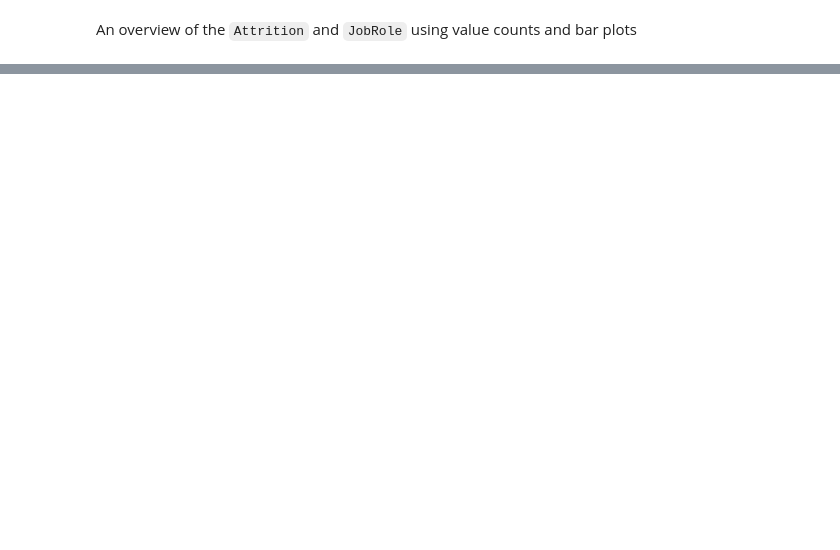
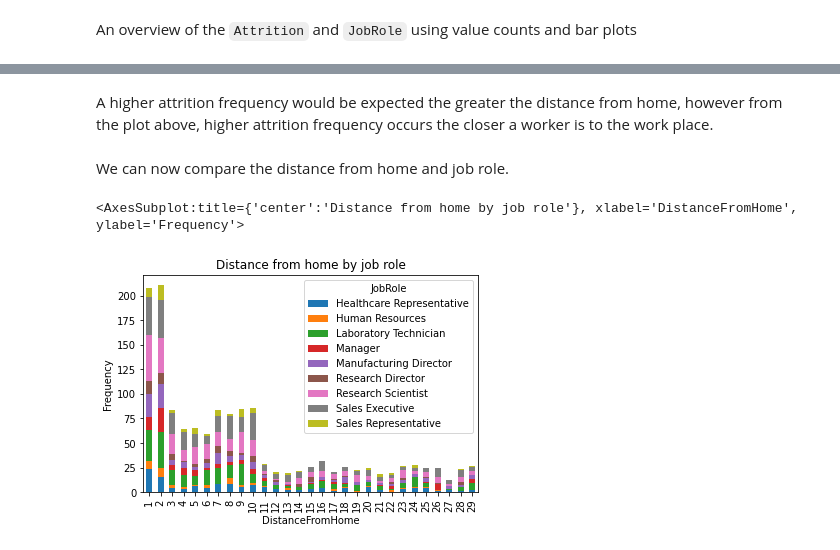
Before and after one commit to StphnLwnga/ADS-Assgn2, a Jupyter notebook: ADS - Assignment 2.ipynb, the cells around one changed output, grey strips where cells are left out. Cells and saved outputs as stored; diff of their text form; code cells hidden in the pictures; blank space fills up the shorter version.

```diff
--- a/ADS - Assignment 2.ipynb
+++ b/ADS - Assignment 2.ipynb
@@ -150,0 +164,11 @@ jb_plot = job_role_count.plot(
+# %% [markdown]
+A higher attrition frequency would be expected the greater the distance from home, however from the plot above, higher attrition frequency occurs the closer a worker is to the work place.
+# %% [markdown]
+We can now compare the distance from home and job role.
+# %%
+pd.crosstab(breakdown.DistanceFromHome, breakdown.JobRole).plot(
+    kind="bar", stacked=True, title="Distance from home by job role", ylabel="Frequency"
+)
+# %% [output]
+<AxesSubplot:title={'center':'Distance from home by job role'}, xlabel='DistanceFromHome', ylabel='Frequency'>
+[figure, added]
```
Also changed, not shown: parts of 9 cells of this notebook.
